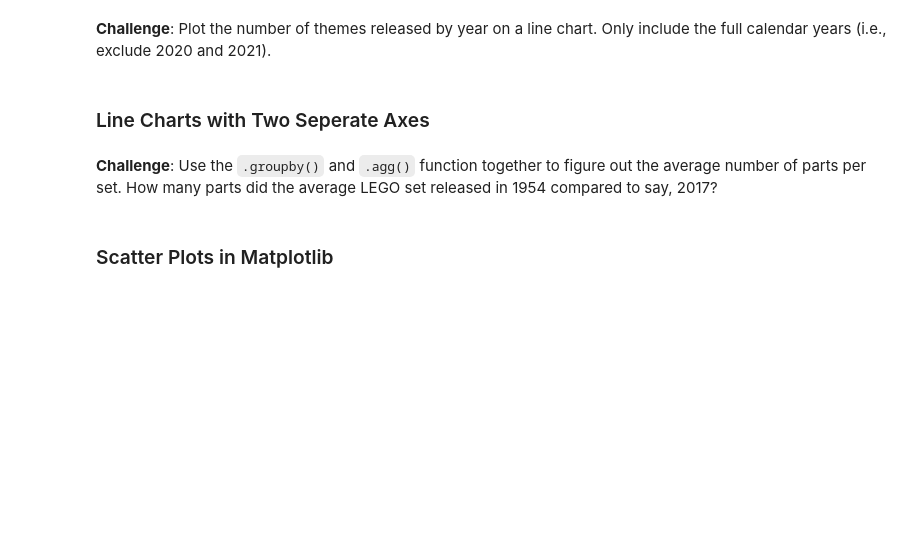
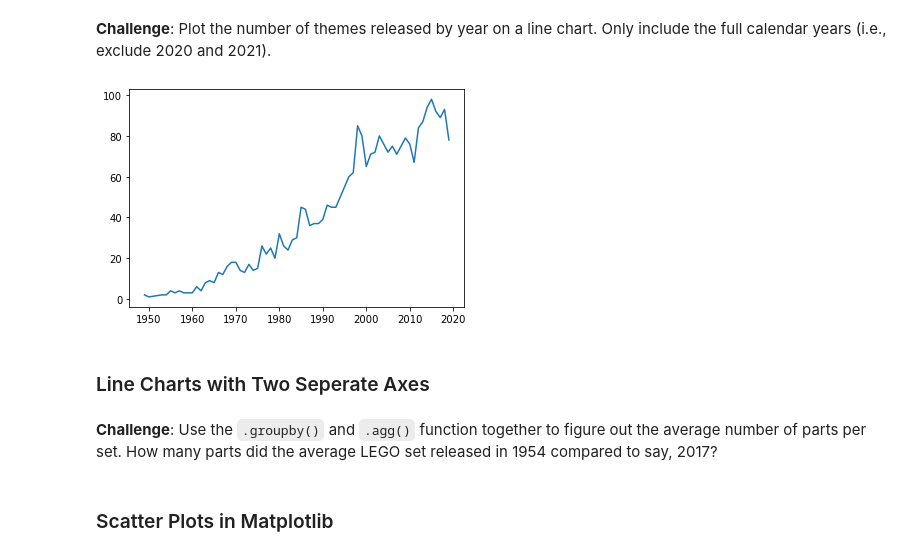
Before and after one commit to UlisesJuarez/Advanced-python-projects, a Jupyter notebook: Aggregate and merge data/Lego_Analysis_for_Course_(start).ipynb, the cells around one changed output. Saved outputs shown, nothing was run; the diff lists cells and outputs as text; code cells hidden in the pictures; blank space fills up the shorter version.

```diff
--- a/Aggregate and merge data/Lego_Analysis_for_Course_(start).ipynb
+++ b/Aggregate and merge data/Lego_Analysis_for_Course_(start).ipynb
@@ -174,3 +174,7 @@ plt.plot(sets_by_year.index[:-2],sets_by_year["set_num"][:-2]);
 ### Aggregate Data with the Python .agg() Function
 
 Let's work out the number of different themes shipped by year. This means we have to count the number of unique theme_ids per calendar year.
+# %%
+themes_by_year=sets.groupby("year").agg({"theme_id":pd.Series.nunique})
+# %%
+themes_by_year.rename(columns={"theme_id":"nr_themes"},inplace=1)
@@ -177,5 +201,9 @@ Let's work out the number of different themes shipped by year. This means we hav
 # %% [markdown]
 **Challenge**: Plot the number of themes released by year on a line chart. Only include the full calendar years (i.e., exclude 2020 and 2021).
+# %%
+plt.plot(themes_by_year.index[:-2],themes_by_year.nr_themes[:-2]);
+# %% [output]
+[figure, added]
 # %% [markdown]
 ### Line Charts with Two Seperate Axes
 # %% [markdown]
```
Also changed, not shown: parts of 2 cells of this notebook.
